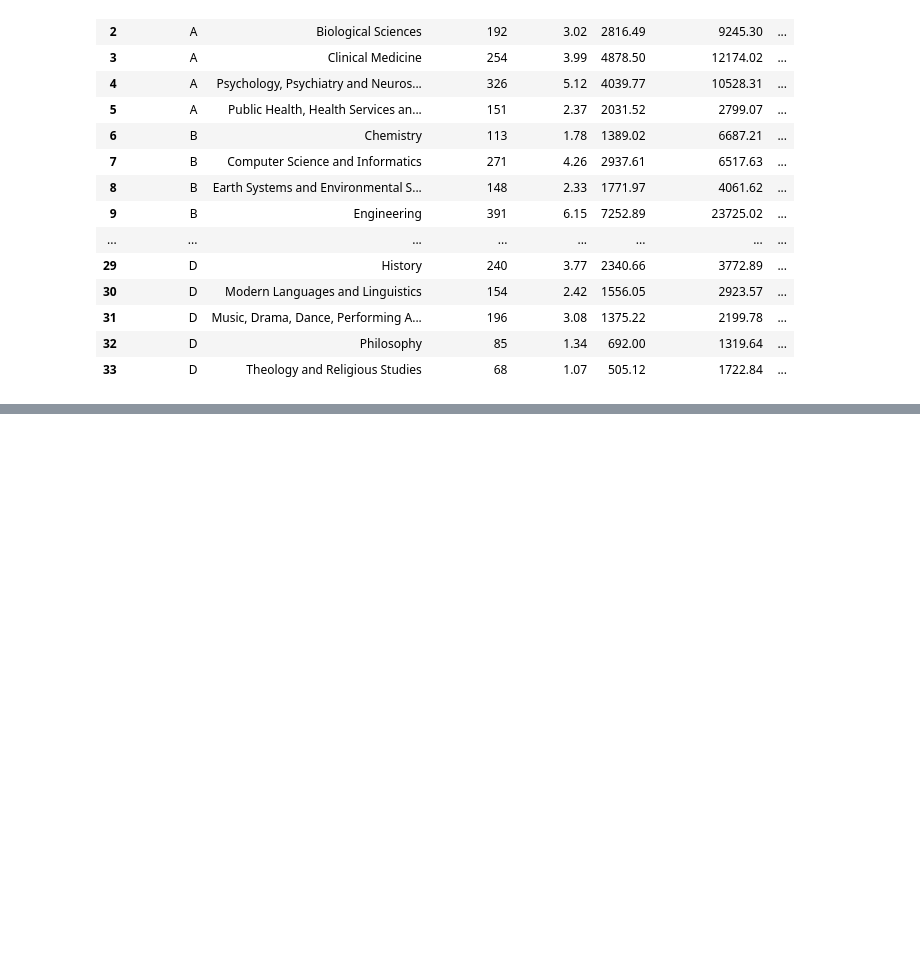
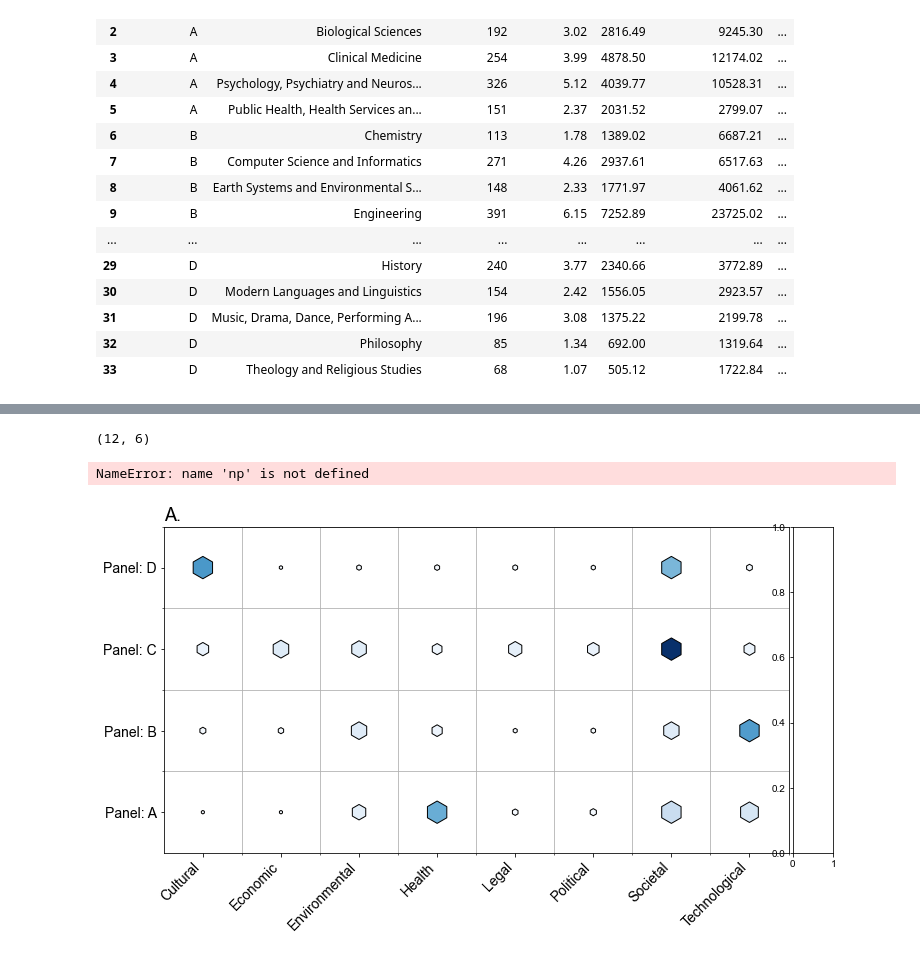
Before and after one commit to OxfordDemSci/ICS_Analysis, a Jupyter notebook: src/analysis/Analysis_Notebook.ipynb, the cells around one changed output, grey strips where cells are left out. Saved outputs shown, nothing was run; the diff lists cells and outputs as text; code cells hidden in the pictures; blank space fills up the shorter version.

Commit message:
Code for creating the panel by type hexmap.

```diff
--- a/src/analysis/Analysis_Notebook.ipynb
+++ b/src/analysis/Analysis_Notebook.ipynb
@@ -48,0 +68,29 @@ groupby_plotter(grouper(df, uniq, grp_by, table_path, 'UOA_groupby.csv'),
+# %%
+dfA = df[df['Main panel']=='A'].groupby('Summary impact type')['Summary impact type'].count()
+dfB = df[df['Main panel']=='B'].groupby('Summary impact type')['Summary impact type'].count()
+dfC = df[df['Main panel']=='C'].groupby('Summary impact type')['Summary impact type'].count()
+dfD = df[df['Main panel']=='D'].groupby('Summary impact type')['Summary impact type'].count()
+dfA = pd.DataFrame(dfA).rename({'Summary impact type': 'Panel: A'}, axis=1)
+dfB = pd.DataFrame(dfB).rename({'Summary impact type': 'Panel: B'}, axis=1)
+dfC = pd.DataFrame(dfC).rename({'Summary impact type': 'Panel: C'}, axis=1)
+dfD = pd.DataFrame(dfD).rename({'Summary impact type': 'Panel: D'}, axis=1)
+df_merge = pd.merge(pd.DataFrame(dfA), pd.DataFrame(dfB), how='left', left_index=True, right_index=True)
+df_merge = pd.merge(df_merge, pd.DataFrame(dfC), how='left', left_index=True, right_index=True)
+df_merge = pd.merge(df_merge, pd.DataFrame(dfD), how='left', left_index=True, right_index=True)
+# %%
+a = df_merge.melt(ignore_index=False).reset_index()
+heatmap(
+    x=a['Summary impact type'],
+    y=a['variable'],
+    figsize = (12, 6),
+    figure_path = figure_path,
+    filename = 'panel_by_type',
+    size=a['value'],
+    color=a['value'],
+    color_range=[0, a['value'].max()],
+    marker='h'
+)
+# %% [output]
+(12, 6)
+NameError: name 'np' is not defined
+[figure, added]
```
Also changed, not shown: parts of 3 cells of this notebook, 1 other file.
